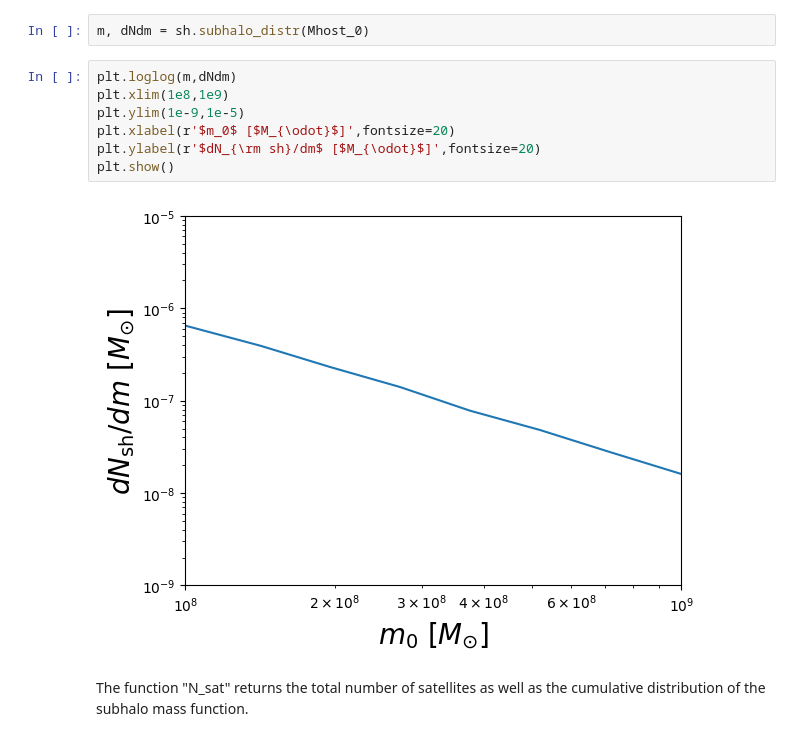
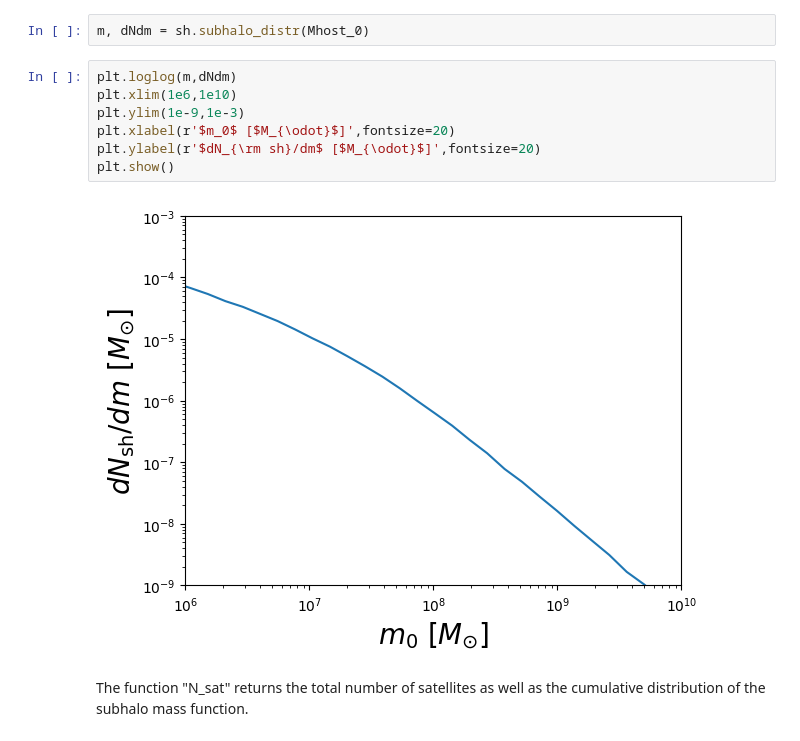
Before and after one commit to edinorog2196/sashimi-non-thermal, a Jupyter notebook: Examples.ipynb, the cells around one changed output. Drawn from its saved outputs; the diff is of its cells as text.

Commit message:
obtaining some plots

```diff
--- a/Examples.ipynb
+++ b/Examples.ipynb
@@ -16,13 +16,13 @@ The function "subhalo_distr" returns the subhalo mass function. You can draw his
 m, dNdm = sh.subhalo_distr(Mhost_0)
 # %%
 plt.loglog(m,dNdm)
-plt.xlim(1e8,1e9)
-plt.ylim(1e-9,1e-5)
+plt.xlim(1e6,1e10)
+plt.ylim(1e-9,1e-3)
 plt.xlabel(r'$m_0$ [$M_{\odot}$]',fontsize=20)
 plt.ylabel(r'$dN_{\rm sh}/dm$ [$M_{\odot}$]',fontsize=20)
 plt.show()
 # %% [output]
-[figure, old version]
+[figure, new version]
 # %% [markdown]
 The function "N_sat" returns the total number of satellites as well as the cumulative distribution of the subhalo mass function.
 # %%
```
Also changed, not shown: 37 other files.
